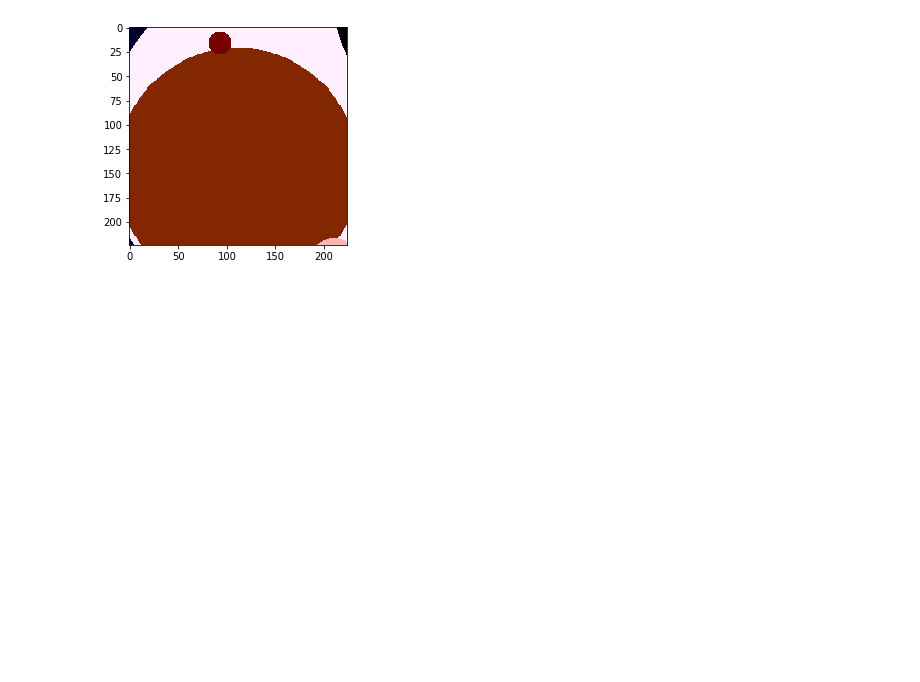
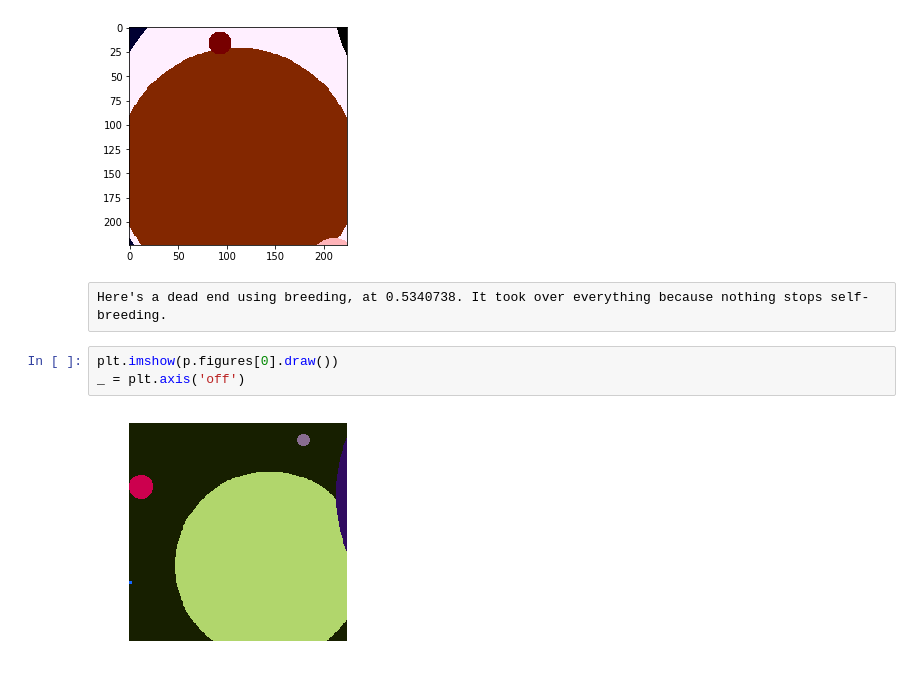
Before and after one commit to jackbenn/shapeifier, a Jupyter notebook: Shapeifier.ipynb, the cells around one changed output. Drawn from its saved outputs; the diff is of its cells as text; blank space fills up the shorter version.

```diff
--- a/Shapeifier.ipynb
+++ b/Shapeifier.ipynb
@@ -153,3 +162,10 @@ plt.imshow(p.figures[0].draw())
 # %% [output]
 <matplotlib.image.AxesImage at 0x...>
 [figure]
+# %% [raw]
+Here's a dead end using breeding, at 0.5340738. It took over everything because nothing stops self-breeding.
+# %%
+plt.imshow(p.figures[0].draw())
+_ = plt.axis('off')
+# %% [output]
+[figure, added]
```
Also changed, not shown: parts of 23 cells of this notebook, 1 other file.
